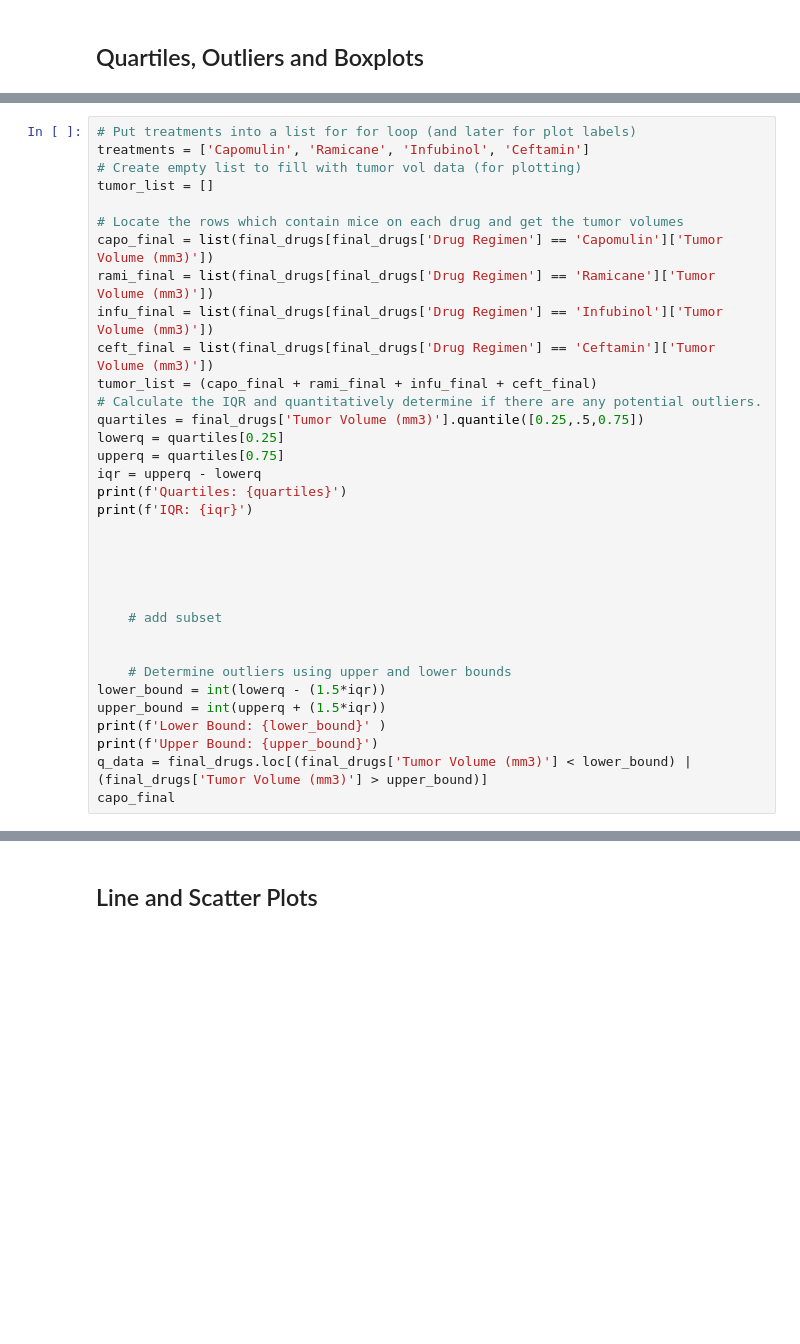
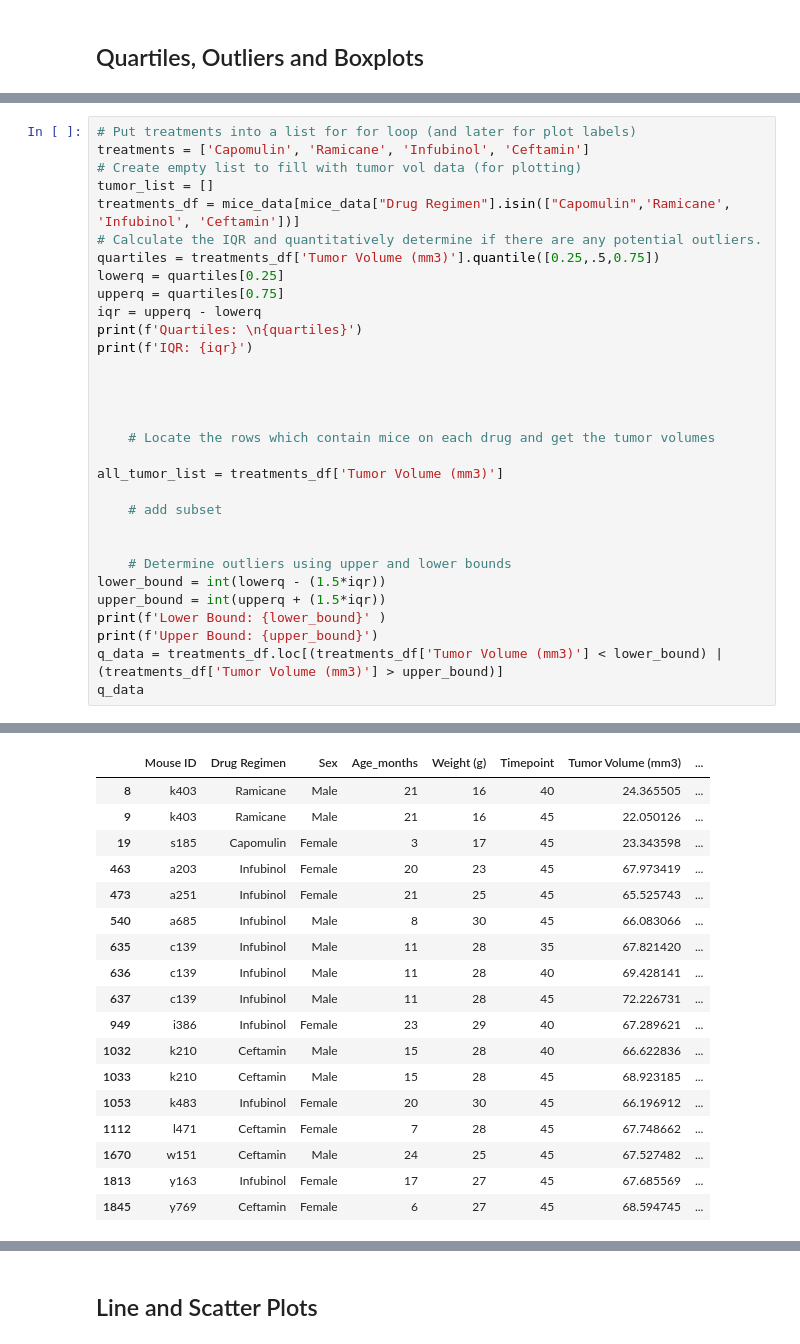
Before and after one commit to sustainedtang/matplotlib-challenge-, a Jupyter notebook: pymaceuticals_starter.ipynb, the cells around one changed output, grey strips where cells are left out. Saved outputs shown, nothing was run; the diff lists cells and outputs as text; blank space fills up the shorter version.

```diff
--- a/pymaceuticals_starter.ipynb
+++ b/pymaceuticals_starter.ipynb
@@ -218,24 +206,21 @@ final_drugs = mice_data.drop_duplicates(subset=['Mouse ID'], keep='last')
 treatments = ['Capomulin', 'Ramicane', 'Infubinol', 'Ceftamin']
 # Create empty list to fill with tumor vol data (for plotting)
 tumor_list = []
-
-# Locate the rows which contain mice on each drug and get the tumor volumes
-capo_final = list(final_drugs[final_drugs['Drug Regimen'] == 'Capomulin']['Tumor Volume (mm3)'])
-rami_final = list(final_drugs[final_drugs['Drug Regimen'] == 'Ramicane']['Tumor Volume (mm3)'])
-infu_final = list(final_drugs[final_drugs['Drug Regimen'] == 'Infubinol']['Tumor Volume (mm3)'])
-ceft_final = list(final_drugs[final_drugs['Drug Regimen'] == 'Ceftamin']['Tumor Volume (mm3)'])
-tumor_list = (capo_final + rami_final + infu_final + ceft_final)
+treatments_df = mice_data[mice_data["Drug Regimen"].isin(["Capomulin",'Ramicane', 'Infubinol', 'Ceftamin'])]
 # Calculate the IQR and quantitatively determine if there are any potential outliers.
-quartiles = final_drugs['Tumor Volume (mm3)'].quantile([0.25,.5,0.75])
+quartiles = treatments_df['Tumor Volume (mm3)'].quantile([0.25,.5,0.75])
 lowerq = quartiles[0.25]
 upperq = quartiles[0.75]
 iqr = upperq - lowerq
-print(f'Quartiles: {quartiles}')
+print(f'Quartiles: \n{quartiles}')
 print(f'IQR: {iqr}')
 
 
 
 
+    # Locate the rows which contain mice on each drug and get the tumor volumes
+
+all_tumor_list = treatments_df['Tumor Volume (mm3)']
 
     # add subset
 
@@ -245,6 +230,6 @@ lower_bound = int(lowerq - (1.5*iqr))
 upper_bound = int(upperq + (1.5*iqr))
 print(f'Lower Bound: {lower_bound}' )
 print(f'Upper Bound: {upper_bound}')
-q_data = final_drugs.loc[(final_drugs['Tumor Volume (mm3)'] < lower_bound) | (final_drugs['Tumor Volume (mm3)'] > upper_bound)]
-capo_final
+q_data = treatments_df.loc[(treatments_df['Tumor Volume (mm3)'] < lower_bound) | (treatments_df['Tumor Volume (mm3)'] > upper_bound)]
+q_data
 # %% [output]
@@ -252,2 +244,20 @@ SyntaxError: invalid syntax (<ipython-input-135-e8271784aaf0>, line 5)
+|  | Mouse ID | Drug Regimen | Sex | Age_months | Weight (g) | Timepoint | Tumor Volume (mm3) | ... |
+| 8 | k403 | Ramicane | Male | 21 | 16 | 40 | 24.365505 | ... |
+| 9 | k403 | Ramicane | Male | 21 | 16 | 45 | 22.050126 | ... |
+| 19 | s185 | Capomulin | Female | 3 | 17 | 45 | 23.343598 | ... |
+| 463 | a203 | Infubinol | Female | 20 | 23 | 45 | 67.973419 | ... |
+| 473 | a251 | Infubinol | Female | 21 | 25 | 45 | 65.525743 | ... |
+| 540 | a685 | Infubinol | Male | 8 | 30 | 45 | 66.083066 | ... |
+| 635 | c139 | Infubinol | Male | 11 | 28 | 35 | 67.821420 | ... |
+| 636 | c139 | Infubinol | Male | 11 | 28 | 40 | 69.428141 | ... |
+| 637 | c139 | Infubinol | Male | 11 | 28 | 45 | 72.226731 | ... |
+| 949 | i386 | Infubinol | Female | 23 | 29 | 40 | 67.289621 | ... |
+| 1032 | k210 | Ceftamin | Male | 15 | 28 | 40 | 66.622836 | ... |
+| 1033 | k210 | Ceftamin | Male | 15 | 28 | 45 | 68.923185 | ... |
+| 1053 | k483 | Infubinol | Female | 20 | 30 | 45 | 66.196912 | ... |
+| 1112 | l471 | Ceftamin | Female | 7 | 28 | 45 | 67.748662 | ... |
+| 1670 | w151 | Ceftamin | Male | 24 | 25 | 45 | 67.527482 | ... |
+| 1813 | y163 | Infubinol | Female | 17 | 27 | 45 | 67.685569 | ... |
+| 1845 | y769 | Ceftamin | Female | 6 | 27 | 45 | 68.594745 | ... |
 # %%
 # Generate a box plot of the final tumor volume of each mouse across four regimens of interest
```
Also changed, not shown: parts of 5 cells of this notebook.
